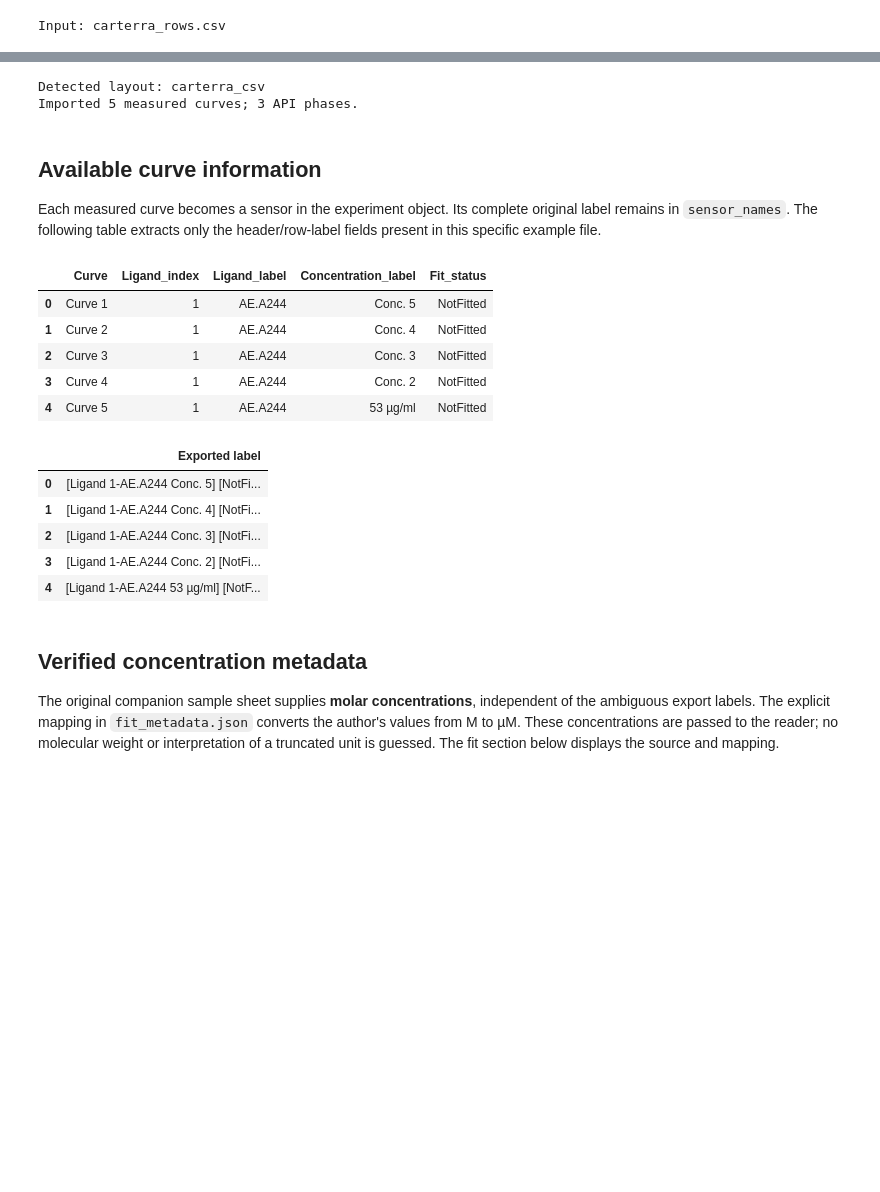
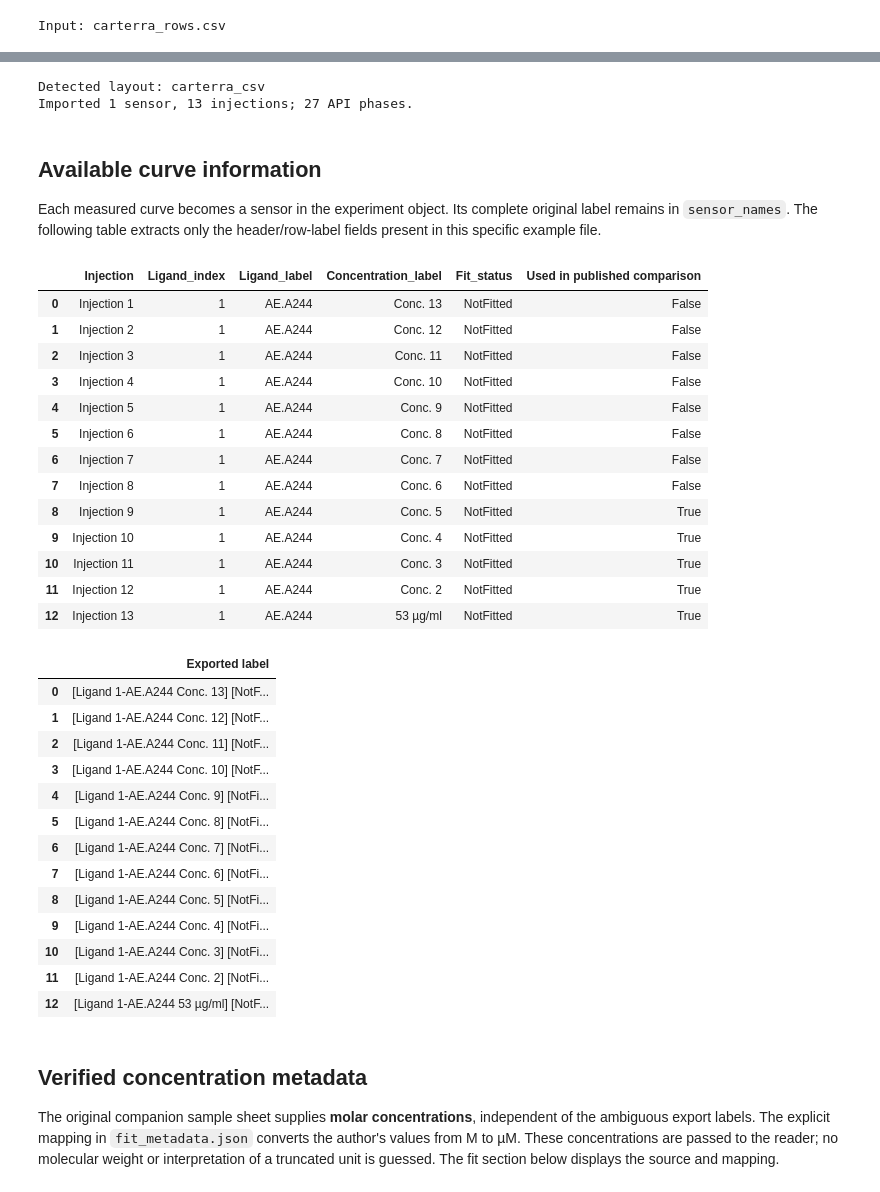
Before and after one commit to osvalB/pykingenie, a Jupyter notebook: notebooks/15_carterra_csv_import.ipynb, the cells around one changed output, grey strips where cells are left out. Cells and saved outputs as stored; diff of their text form; code cells hidden in the pictures; blank space fills up the shorter version.

```diff
--- a/notebooks/15_carterra_csv_import.ipynb
+++ b/notebooks/15_carterra_csv_import.ipynb
@@ -77,21 +79,21 @@ with warnings.catch_warnings(record=True) as messages:
         decimal='.',
         time_unit="s",
         sample_id=fit_metadata["analyte"],
-        concentrations=fit_metadata["concentrations"],
+        concentrations=fit_metadata["cycle_concentrations"],
         concentration_unit="uM",
+        single_cycle=True,
+        cycle_duration=fit_metadata["cycle_duration_seconds"],
     )
 for message in messages:
     print(message.message)
-print(f"Imported {experiment.no_sensors} measured curves; {experiment.no_steps} API phases.")
-assert experiment.traces_loaded and experiment.no_sensors == 5
-assert experiment.no_sensors == fit_metadata["literature_reference"]["curves_fitted"]
-np.testing.assert_allclose(
-    experiment.ligand_conc_df["Concentration_micromolar"].to_numpy() * 1000,
-    fit_metadata["literature_reference"]["concentrations_nM"],
-)
+print(f"Imported {experiment.no_sensors} sensor, {len(experiment.ligand_conc_df)} injections; {experiment.no_steps} API phases.")
+assert experiment.traces_loaded and experiment.no_sensors == 1
+assert experiment.no_steps == 27
+assert experiment.exp_info["single_cycle"]
+assert len(experiment.ligand_conc_df) == 13
 # %% [output]
 Detected layout: carterra_csv
-Imported 5 measured curves; 3 API phases.
+Imported 1 sensor, 13 injections; 27 API phases.
 # %% [markdown]
 ## Available curve information
 
@@ -99,29 +101,47 @@ Each measured curve becomes a sensor in the experiment object. Its complete
 original label remains in `sensor_names`. The following table extracts only
 the header/row-label fields present in this specific example file.
 # %%
-curve_ids = [f"Curve {i + 1}" for i in range(experiment.no_sensors)]
-labels = pd.Series(experiment.sensor_names, name="Exported label")
+curve_ids = [f"Injection {i + 1}" for i in range(len(experiment.ligand_conc_df))]
+labels = experiment.ligand_conc_df["Source_curve"].rename("Exported label")
 header_info = labels.str.extract(
     r"^\[Ligand (?P<Ligand_index>\d+)-(?P<Ligand_label>\S+)\s+"
     r"(?P<Concentration_label>[^\]]+)\]\s+\[(?P<Fit_status>[^\]]+)\]$"
 )
-header_info.insert(0, "Curve", curve_ids)
+header_info.insert(0, "Injection", curve_ids)
+header_info["Used in published comparison"] = experiment.ligand_conc_df["Analyte_location"].astype(int).isin(
+    fit_metadata["source_concentration_entries_one_based"]
+)
 display(header_info)
 display(labels.to_frame())
-plot_labels = header_info["Concentration_label"].tolist()
 # %% [output]
-|  | Curve | Ligand_index | Ligand_label | Concentration_label | Fit_status |
-| 0 | Curve 1 | 1 | AE.A244 | Conc. 5 | NotFitted |
-| 1 | Curve 2 | 1 | AE.A244 | Conc. 4 | NotFitted |
-| 2 | Curve 3 | 1 | AE.A244 | Conc. 3 | NotFitted |
-| 3 | Curve 4 | 1 | AE.A244 | Conc. 2 | NotFitted |
-| 4 | Curve 5 | 1 | AE.A244 | 53 µg/ml | NotFitted |
+|  | Injection | Ligand_index | Ligand_label | Concentration_label | Fit_status | Used in published comparison |
+| 0 | Injection 1 | 1 | AE.A244 | Conc. 13 | NotFitted | False |
+| 1 | Injection 2 | 1 | AE.A244 | Conc. 12 | NotFitted | False |
+| 2 | Injection 3 | 1 | AE.A244 | Conc. 11 | NotFitted | False |
+| 3 | Injection 4 | 1 | AE.A244 | Conc. 10 | NotFitted | False |
+| 4 | Injection 5 | 1 | AE.A244 | Conc. 9 | NotFitted | False |
+| 5 | Injection 6 | 1 | AE.A244 | Conc. 8 | NotFitted | False |
+| 6 | Injection 7 | 1 | AE.A244 | Conc. 7 | NotFitted | False |
+| 7 | Injection 8 | 1 | AE.A244 | Conc. 6 | NotFitted | False |
+| 8 | Injection 9 | 1 | AE.A244 | Conc. 5 | NotFitted | True |
+| 9 | Injection 10 | 1 | AE.A244 | Conc. 4 | NotFitted | True |
+| 10 | Injection 11 | 1 | AE.A244 | Conc. 3 | NotFitted | True |
+| 11 | Injection 12 | 1 | AE.A244 | Conc. 2 | NotFitted | True |
+| 12 | Injection 13 | 1 | AE.A244 | 53 µg/ml | NotFitted | True |
 |  | Exported label |
-| 0 | [Ligand 1-AE.A244 Conc. 5] [NotFi... |
-| 1 | [Ligand 1-AE.A244 Conc. 4] [NotFi... |
-| 2 | [Ligand 1-AE.A244 Conc. 3] [NotFi... |
-| 3 | [Ligand 1-AE.A244 Conc. 2] [NotFi... |
-| 4 | [Ligand 1-AE.A244 53 µg/ml] [NotF... |
+| 0 | [Ligand 1-AE.A244 Conc. 13] [NotF... |
+| 1 | [Ligand 1-AE.A244 Conc. 12] [NotF... |
+| 2 | [Ligand 1-AE.A244 Conc. 11] [NotF... |
+| 3 | [Ligand 1-AE.A244 Conc. 10] [NotF... |
+| 4 | [Ligand 1-AE.A244 Conc. 9] [NotFi... |
+| 5 | [Ligand 1-AE.A244 Conc. 8] [NotFi... |
+| 6 | [Ligand 1-AE.A244 Conc. 7] [NotFi... |
+| 7 | [Ligand 1-AE.A244 Conc. 6] [NotFi... |
+| 8 | [Ligand 1-AE.A244 Conc. 5] [NotFi... |
+| 9 | [Ligand 1-AE.A244 Conc. 4] [NotFi... |
+| 10 | [Ligand 1-AE.A244 Conc. 3] [NotFi... |
+| 11 | [Ligand 1-AE.A244 Conc. 2] [NotFi... |
+| 12 | [Ligand 1-AE.A244 53 µg/ml] [NotF... |
 # %% [markdown]
 ## Verified concentration metadata
 
```
Also changed, not shown: parts of 16 cells of this notebook, 9 other files.
